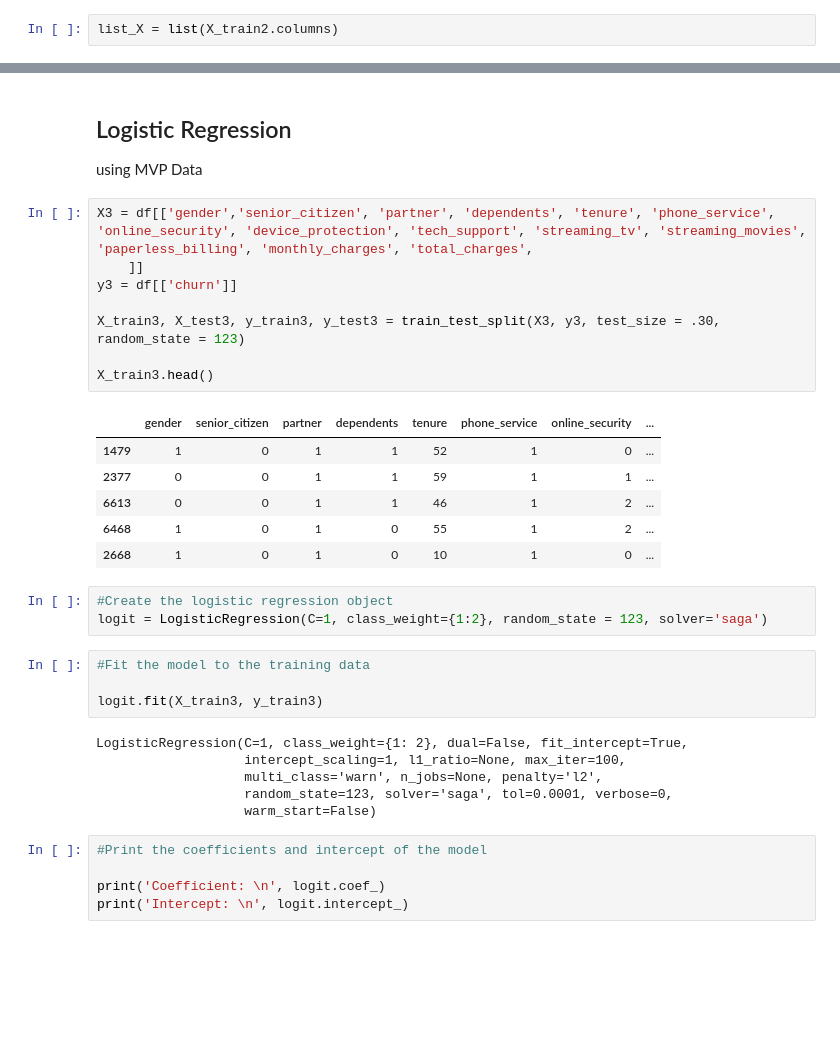
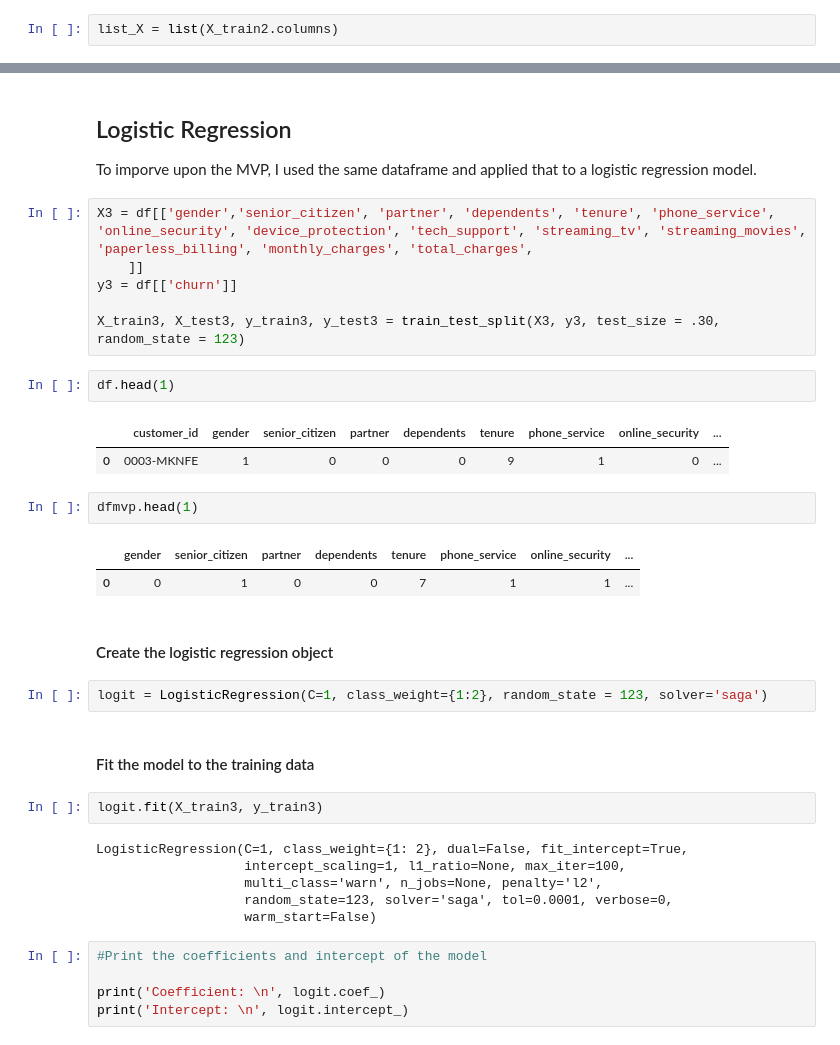
Before and after one commit to Mattsantos541/Telco-Regression-Project, a Jupyter notebook: Telco Classification project.ipynb, the cells around one changed output, grey strips where cells are left out. Saved outputs shown, nothing was run; the diff lists cells and outputs as text; blank space fills up the shorter version.

```diff
--- a/Telco Classification project.ipynb
+++ b/Telco Classification project.ipynb
@@ -470,34 +438,36 @@ sns.heatmap(train2.corr(), annot = True, cmap ='RdBu')
-# %% [markdown]
-## Logistic Regression
-using MVP Data
+# %% [markdown]
+## Logistic Regression
+To imporve upon the MVP, I used the same dataframe and applied that to a logistic regression model.
 # %%
 X3 = df[['gender','senior_citizen', 'partner', 'dependents', 'tenure', 'phone_service', 'online_security', 'device_protection', 'tech_support', 'streaming_tv', 'streaming_movies', 'paperless_billing', 'monthly_charges', 'total_charges',
     ]]
 y3 = df[['churn']]
 
 X_train3, X_test3, y_train3, y_test3 = train_test_split(X3, y3, test_size = .30, random_state = 123)
-
-X_train3.head()
-# %% [output]
-|  | gender | senior_citizen | partner | dependents | tenure | phone_service | online_security | ... |
-| 1479 | 1 | 0 | 1 | 1 | 52 | 1 | 0 | ... |
-| 2377 | 0 | 0 | 1 | 1 | 59 | 1 | 1 | ... |
-| 6613 | 0 | 0 | 1 | 1 | 46 | 1 | 2 | ... |
-| 6468 | 1 | 0 | 1 | 0 | 55 | 1 | 2 | ... |
-| 2668 | 1 | 0 | 1 | 0 | 10 | 1 | 0 | ... |
+# %%
+df.head(1)
+# %% [output]
+|  | customer_id | gender | senior_citizen | partner | dependents | tenure | phone_service | online_security | ... |
+| 0 | 0003-MKNFE | 1 | 0 | 0 | 0 | 9 | 1 | 0 | ... |
+# %%
+dfmvp.head(1)
+# %% [output]
+|  | gender | senior_citizen | partner | dependents | tenure | phone_service | online_security | ... |
+| 0 | 0 | 1 | 0 | 0 | 7 | 1 | 1 | ... |
+# %% [markdown]
+#### Create the logistic regression object
 # %%
-#Create the logistic regression object
 logit = LogisticRegression(C=1, class_weight={1:2}, random_state = 123, solver='saga')
-# %%
-#Fit the model to the training data
-
-logit.fit(X_train3, y_train3)
-# %% [output]
-LogisticRegression(C=1, class_weight={1: 2}, dual=False, fit_intercept=True,
-                   intercept_scaling=1, l1_ratio=None, max_iter=100,
-                   multi_class='warn', n_jobs=None, penalty='l2',
-                   random_state=123, solver='saga', tol=0.0001, verbose=0,
-                   warm_start=False)
+# %% [markdown]
+#### Fit the model to the training data
+# %%
+logit.fit(X_train3, y_train3)
+# %% [output]
+LogisticRegression(C=1, class_weight={1: 2}, dual=False, fit_intercept=True,
+                   intercept_scaling=1, l1_ratio=None, max_iter=100,
+                   multi_class='warn', n_jobs=None, penalty='l2',
+                   random_state=123, solver='saga', tol=0.0001, verbose=0,
+                   warm_start=False)
 # %%
 #Print the coefficients and intercept of the model
 
```
Also changed, not shown: parts of 100 cells of this notebook, 1 other file.
